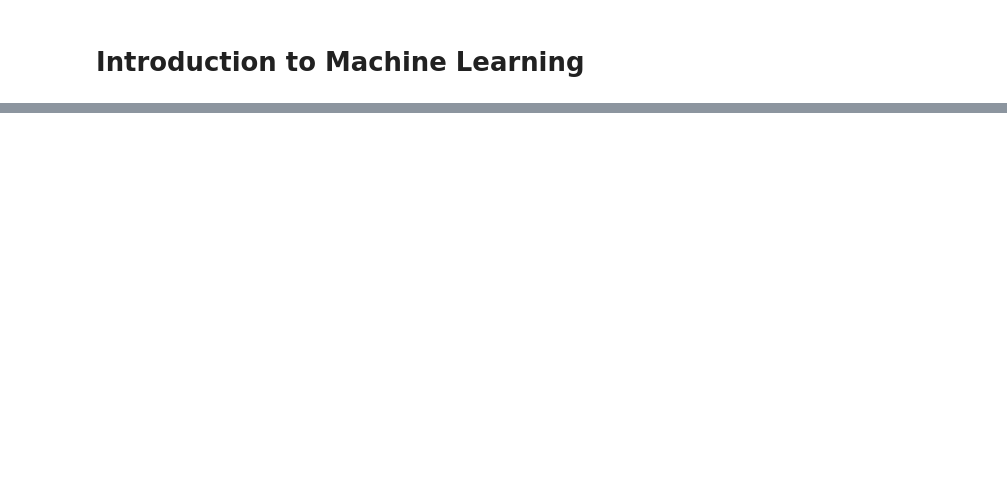
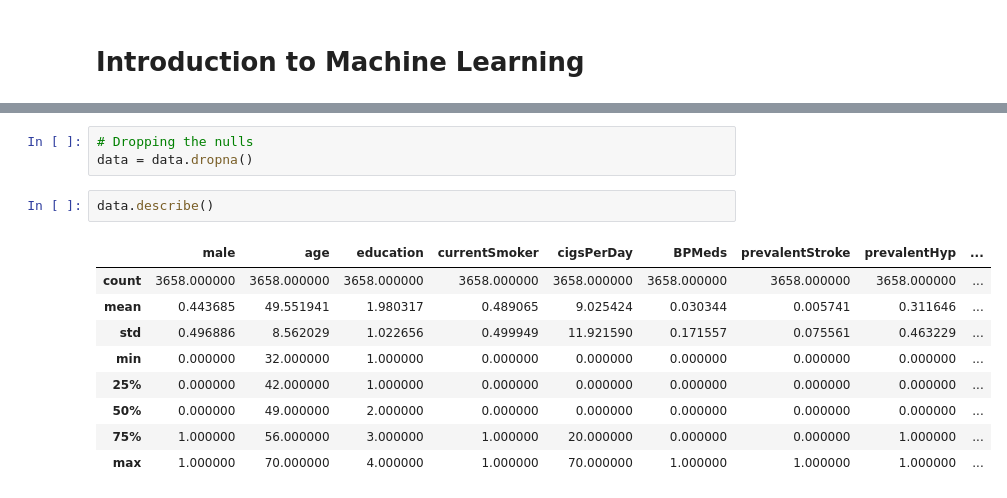
Before and after one commit to saad-sufyan-dev/python-learning-lab, a Jupyter notebook: machine_learning/day_01.ipynb, the cells around one changed output, grey strips where cells are left out. Saved outputs shown, nothing was run; the diff lists cells and outputs as text; blank space fills up the shorter version.

```diff
--- a/machine_learning/day_01.ipynb
+++ b/machine_learning/day_01.ipynb
@@ -15,0 +131,15 @@ It supports a wide range of Machine Learning algorithms, including regression, c
+# %%
+# Dropping the nulls
+data = data.dropna()
+# %%
+data.describe()
+# %% [output]
+|  | male | age | education | currentSmoker | cigsPerDay | BPMeds | prevalentStroke | prevalentHyp | ... |
+| count | 3658.000000 | 3658.000000 | 3658.000000 | 3658.000000 | 3658.000000 | 3658.000000 | 3658.000000 | 3658.000000 | ... |
+| mean | 0.443685 | 49.551941 | 1.980317 | 0.489065 | 9.025424 | 0.030344 | 0.005741 | 0.311646 | ... |
+| std | 0.496886 | 8.562029 | 1.022656 | 0.499949 | 11.921590 | 0.171557 | 0.075561 | 0.463229 | ... |
+| min | 0.000000 | 32.000000 | 1.000000 | 0.000000 | 0.000000 | 0.000000 | 0.000000 | 0.000000 | ... |
+| 25% | 0.000000 | 42.000000 | 1.000000 | 0.000000 | 0.000000 | 0.000000 | 0.000000 | 0.000000 | ... |
+| 50% | 0.000000 | 49.000000 | 2.000000 | 0.000000 | 0.000000 | 0.000000 | 0.000000 | 0.000000 | ... |
+| 75% | 1.000000 | 56.000000 | 3.000000 | 1.000000 | 20.000000 | 0.000000 | 0.000000 | 1.000000 | ... |
+| max | 1.000000 | 70.000000 | 4.000000 | 1.000000 | 70.000000 | 1.000000 | 1.000000 | 1.000000 | ... |
```
Also changed, not shown: parts of 20 cells of this notebook, 7 other files.
